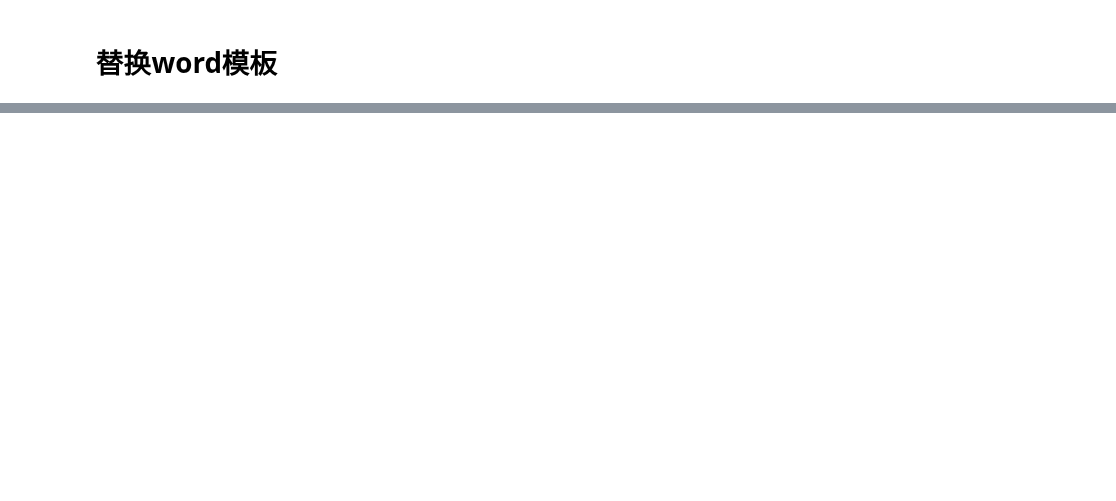
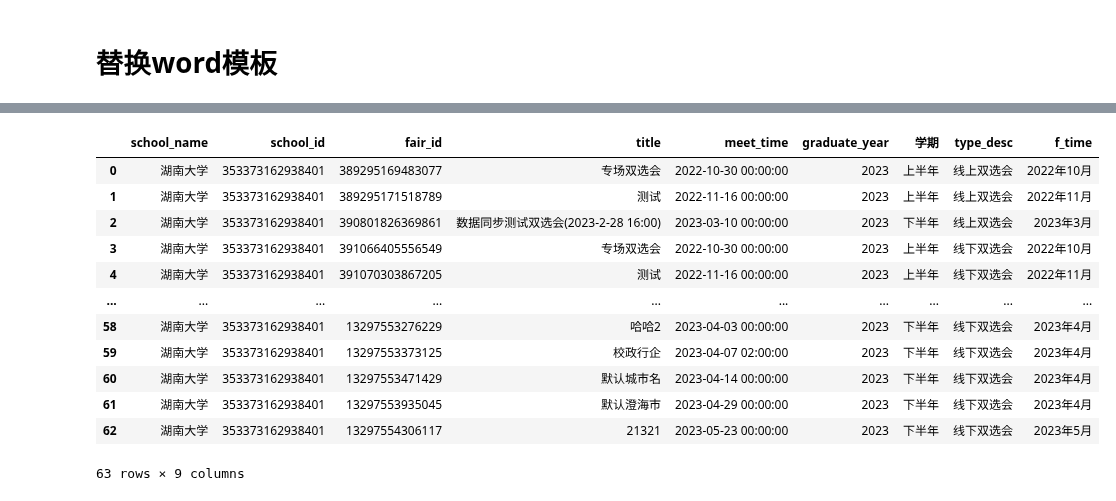
Before and after one commit to longxinke2/myCode, a Jupyter notebook: hnszx/取数.ipynb, the cells around one changed output, grey strips where cells are left out. Drawn from its saved outputs; the diff is of its cells as text; code cells hidden in the pictures; blank space fills up the shorter version.

```diff
--- a/hnszx/取数.ipynb
+++ b/hnszx/取数.ipynb
@@ -46,0 +59,12 @@ for index in range(len(data_group)):
+# %%
+def mssql_data(sql,lua=[]):
+    conn = pymssql.connect(server='39.104.209.155', user='sa', password='admin_0', database='hn_szx')
+    cursor = conn.cursor()
+    cursor.execute(sql)
+    data = cursor.fetchall()
+    data=pd.DataFrame(data, columns=[column[0] for column in cursor.description])
+    for i in lua:
+        data[i]=data[i].apply(lambda x:x.encode('latin1').decode('gbk'))
+    cursor.close()
+    conn.close()
+    return data
@@ -59,6 +150,7 @@ current_time = datetime.now()
 year = current_time.year
 month = current_time.month
 day = current_time.day
+graduate_year = month >8 and year+1 or year
 # %%
 title='各性别就业率'
 data=data_group[key_group[title]]
@@ -280,0 +399,67 @@ document.add_paragraph(content, style='CustomStyle1')
+# %%
+sql=f'''select *,FORMAT(meet_time, 'yyyy年M月') as f_time from(
+SELECT
+    b.Name AS school_name,
+    a.SchoolId AS school_id,
+    CAST(a.Id AS VARCHAR) AS fair_id,
+    a.Title AS title,
+    MeetTime AS meet_time,
+    CASE
+        WHEN MONTH(MeetTime) > 8 THEN YEAR(MeetTime) + 1
+        WHEN MONTH(MeetTime) < 9 THEN YEAR(MeetTime)
+        ELSE NULL
+    END AS graduate_year,
+    CASE
+        WHEN MONTH(MeetTime) > 8 OR MONTH(MeetTime) < 3 THEN '上半年'
+        WHEN MONTH(MeetTime) < 9 AND MONTH(MeetTime) > 2 THEN '下半年'
+        ELSE NULL
+    END AS [学期],
+    CASE
+        WHEN a.Type = '0' THEN '线上双选会'
+        WHEN a.Type = '1' THEN '线下双选会'
+        ELSE NULL
+    END AS type_desc
+FROM
+    bus_bothmeet a
+LEFT JOIN
+    sys_org b ON a.SchoolId = b.Id
+WHERE
+    a.IsDeleted = 0
+    AND (a.XxAuditStatus = '2' OR ISNULL(a.XxAuditStatus, '') = '')
+    AND b.IsDeleted = 0
+    AND (
+        CASE
+            WHEN MONTH(MeetTime) > 8 THEN YEAR(MeetTime) + 1
+            WHEN MONTH(MeetTime) < 9 THEN YEAR(MeetTime)
+            ELSE NULL
+        END
+        BETWEEN YEAR(GETDATE()) - 3 AND YEAR(GETDATE()) + 1
+    )
+    AND b.Id IN (select distinct Id from
+(select DISTINCT c.Id,c.Name
+from sys_api_caller_log a
+inner join bus_caller b ON a.BusCallerId = b.Id
+inner join sys_org c ON b.SysOrgId = c.Id
+WHERE c.IsDeleted = 0 AND a.IsDeleted = 0 AND b.IsDeleted = 0
+UNION
+select '353373162956734','长沙医学院') a)
+)a
+where graduate_year={graduate_year}
+'''
+
+data_sxh=mssql_data(sql,['学期','type_desc'])
+data_sxh
+# %% [output]
+|  | school_name | school_id | fair_id | title | meet_time | graduate_year | 学期 | type_desc | f_time |
+| 0 | 湖南大学 | 353373162938401 | 389295169483077 | 专场双选会 | 2022-10-30 00:00:00 | 2023 | 上半年 | 线上双选会 | 2022年10月 |
+| 1 | 湖南大学 | 353373162938401 | 389295171518789 | 测试 | 2022-11-16 00:00:00 | 2023 | 上半年 | 线上双选会 | 2022年11月 |
+| 2 | 湖南大学 | 353373162938401 | 390801826369861 | 数据同步测试双选会(2023-2-28 16:00) | 2023-03-10 00:00:00 | 2023 | 下半年 | 线上双选会 | 2023年3月 |
+| 3 | 湖南大学 | 353373162938401 | 391066405556549 | 专场双选会 | 2022-10-30 00:00:00 | 2023 | 上半年 | 线下双选会 | 2022年10月 |
+| 4 | 湖南大学 | 353373162938401 | 391070303867205 | 测试 | 2022-11-16 00:00:00 | 2023 | 上半年 | 线下双选会 | 2022年11月 |
+| ... | ... | ... | ... | ... | ... | ... | ... | ... | ... |
+| 58 | 湖南大学 | 353373162938401 | 13297553276229 | 哈哈2 | 2023-04-03 00:00:00 | 2023 | 下半年 | 线下双选会 | 2023年4月 |
+| 59 | 湖南大学 | 353373162938401 | 13297553373125 | 校政行企 | 2023-04-07 02:00:00 | 2023 | 下半年 | 线下双选会 | 2023年4月 |
+| 60 | 湖南大学 | 353373162938401 | 13297553471429 | 默认城市名 | 2023-04-14 00:00:00 | 2023 | 下半年 | 线下双选会 | 2023年4月 |
+| 61 | 湖南大学 | 353373162938401 | 13297553935045 | 默认澄海市 | 2023-04-29 00:00:00 | 2023 | 下半年 | 线下双选会 | 2023年4月 |
+| 62 | 湖南大学 | 353373162938401 | 13297554306117 | 21321 | 2023-05-23 00:00:00 | 2023 | 下半年 | 线下双选会 | 2023年5月 |
+63 rows × 9 columns
```
Also changed, not shown: parts of 37 cells of this notebook, 21 other files.
